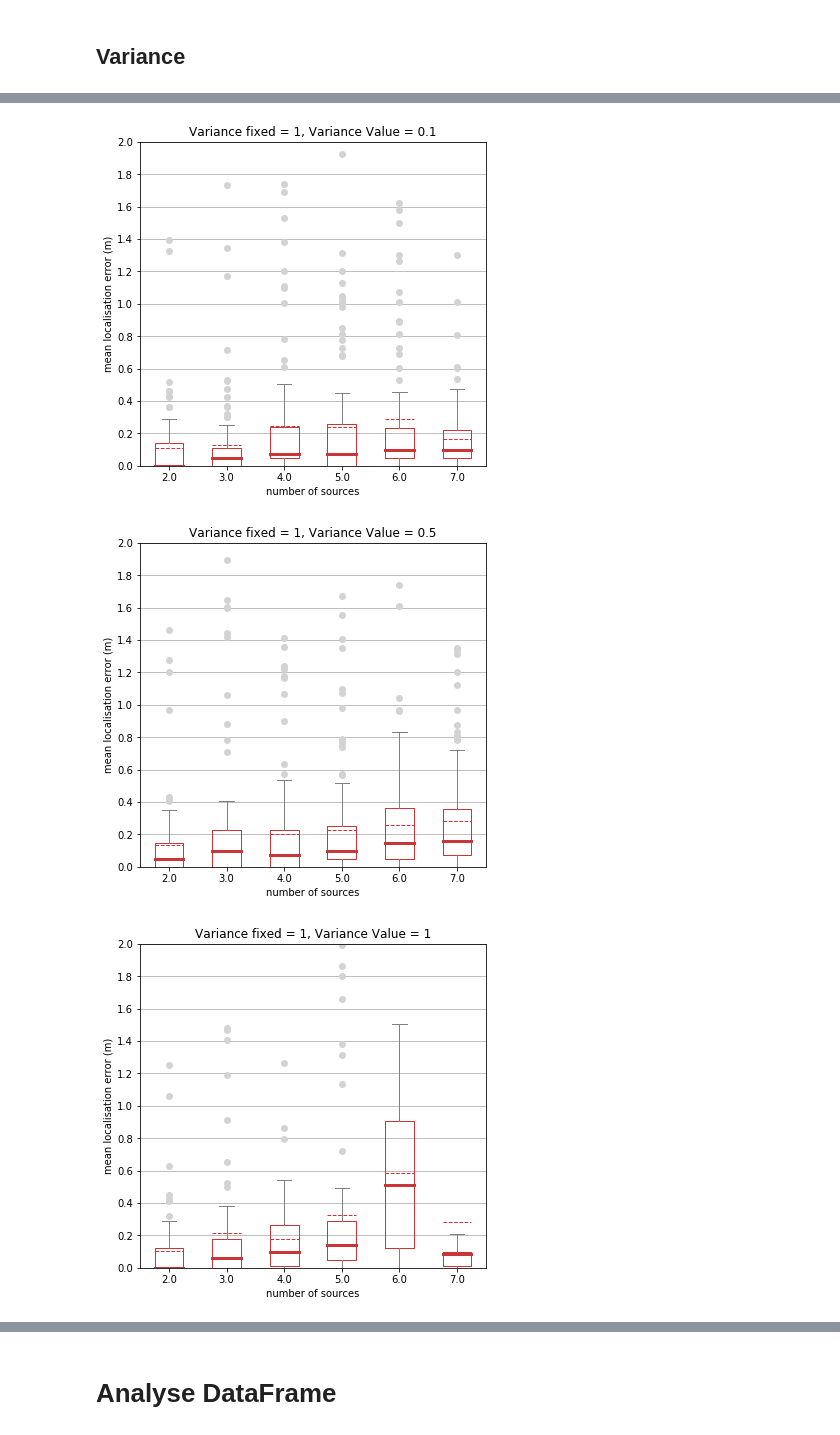
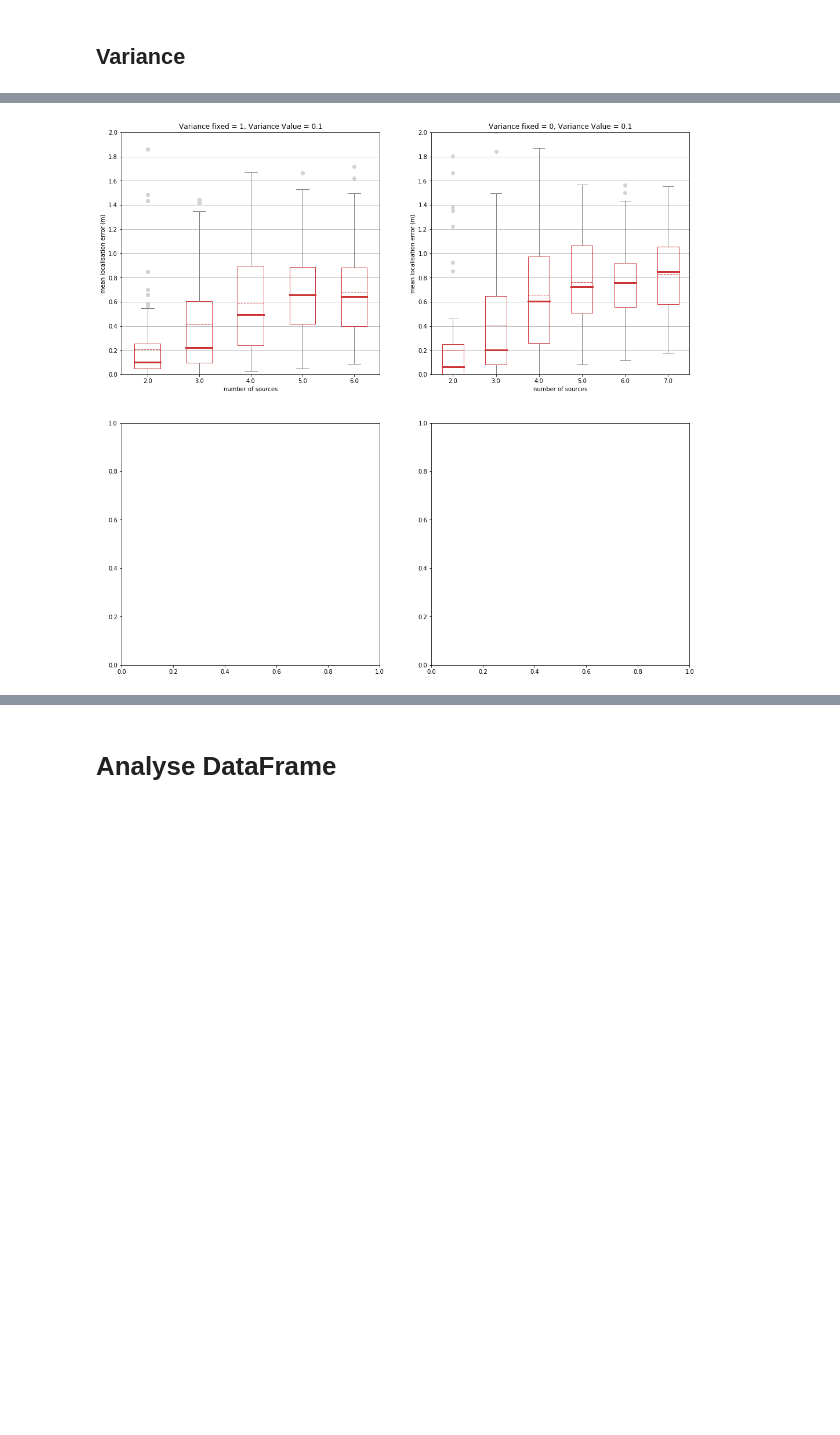
Before and after one commit to jannismain/fau-lnt-source-tracking-code, a Jupyter notebook: python/analysis-mean-err.ipynb, the cells around one changed output, grey strips where cells are left out. Drawn from its saved outputs; the diff is of its cells as text; code cells hidden in the pictures; blank space fills up the shorter version.

Commit message:
fixed error in variance, now correct! also extended em analysis ability

```diff
--- a/python/analysis-mean-err.ipynb
+++ b/python/analysis-mean-err.ipynb
@@ -16,10 +16,11 @@ import numpy as np
 import matplotlib.pyplot as plt
 from matplotlib2tikz import save as _tikz_save
 
-pd.set_option('display.precision', 3,
+pd.set_option('display.precision', 6,
               'display.width', 300,
               'display.chop_threshold', 0.0001,
-              'display.expand_frame_repr', False)
+              'display.expand_frame_repr', False,
+              'display.max_rows', None)
 
 # DATA EXPORT PATHS
 # ...data
@@ -175,7 +176,7 @@ def print_summary(df):
     print()  # empty line at the end
 
 def parse_parameters(fname):
-    ret = {'s':None, 'md':0.5, 'wd':1.2, 'T60':0.0, 'SNR':0, 'em':None, 'refl-ord':3}
+    ret = {'s':None, 'md':0.5, 'wd':1.2, 'T60':0.0, 'SNR':0, 'em':None, 'refl-ord':3, 'var':0, 'var-val':0.1}
     done=False
     s=0
     while not done:
@@ -624,3 +509,16 @@ NOTE: Data contains range of wd (['1.2', '1.3', '1.5'], n=200)
 [figure]
 # %% [markdown]
 ## Variance
+# %%
+dfs = []
+for desc in EVALUATIONS:
+    dfs.append(matlab2pandas(dirname=desc, save_to=path.join(PATH_ROOT, desc), summary=False))
+df = pd.concat(dfs)
+dft = df
+dft = dft[dft["reflect-order"]==-1]
+dft = dft[dft["T60"]==0.6]
+dft = dft[dft["em"]==10]
+dft = dft[dft["wd"]==1.2]
+dft = dft[dft["md"]==0.5]
+dft = dft[dft["SNR"]==0]
+print_summary(dft)
@@ -627,25 +544,21 @@ NOTE: Data contains range of wd (['1.2', '1.3', '1.5'], n=200)
 # %%
-dfs = []
-for desc in EVALUATIONS:
-    dfs.append(matlab2pandas(dirname=desc, save_to=path.join(PATH_ROOT, desc), summary=False))
-df = pd.concat(dfs)
-dft = df
-dft = dft[dft["reflect-order"]==3]
-dft = dft[dft["T60"]==0.3]
-dft = dft[dft["em"]==5]
-dft = dft[dft["wd"]==1.2]
-dft = dft[dft["md"]==0.5]
-dft = dft[dft["SNR"]==0]
-# print_summary(dft)
-dfp = df.pivot_table("err-mean", index=["description", "wd"], columns="n-sources", aggfunc='mean').transpose()
-# dfp.boxplot(column=("n-sources"))
-# for var in [(0.1,1), (0.5,1), (1,1), (0.1,0)]:
-#     dftt = dft[dft["var-val"]==var[0]]
-#     dftt = dftt[dftt["var"]==var[1]]
-#     try:
-#         bp = dftt.boxplot('err-mean', by=["n-sources"], return_type='both', figsize=(6,  6), showmeans=True, meanline=True)
-#         style_boxplot(bp)
-#         plt.title("Variance fixed = {}, Variance Value = {}".format(var[1], var[0]))
-#     except ValueError:
-#         continue
+# dfp = df.pivot_table("err-mean", index=["description", "wd"], columns="n-sources", aggfunc='mean').transpose()
+# dfp.boxplot(column=("n-sources", "var", "var-val"))
+plt.subplots(2,2, figsize=(17,17))
+ax = list()
+for i in range(1,5):
+    ax.append(plt.subplot(2,2,i))
+
+plt.subplots_adjust()
+i=0
+for var in [(0.1,1), (0.5,1), (1,1), (0.1,0)]:
+    dftt = dft[dft["var-val"]==var[0]]
+    dftt = dftt[dftt["var"]==var[1]]
+    try:
+        bp = dftt.boxplot('err-mean', by=["n-sources"], return_type='both', figsize=(6,  6), showmeans=True, meanline=True, ax=ax[i])
+        style_boxplot(bp)
+        ax[i].set_title("Variance fixed = {}, Variance Value = {}".format(var[1], var[0]))
+        i+=1
+    except ValueError:
+        continue
 # %% [output]
@@ -671,3 +565 @@ var-val
-[figure, old version]
+[figure, new version]
-[figure, removed]
-[figure, removed]
```
Also changed, not shown: parts of 15 cells of this notebook, 4 other files.
